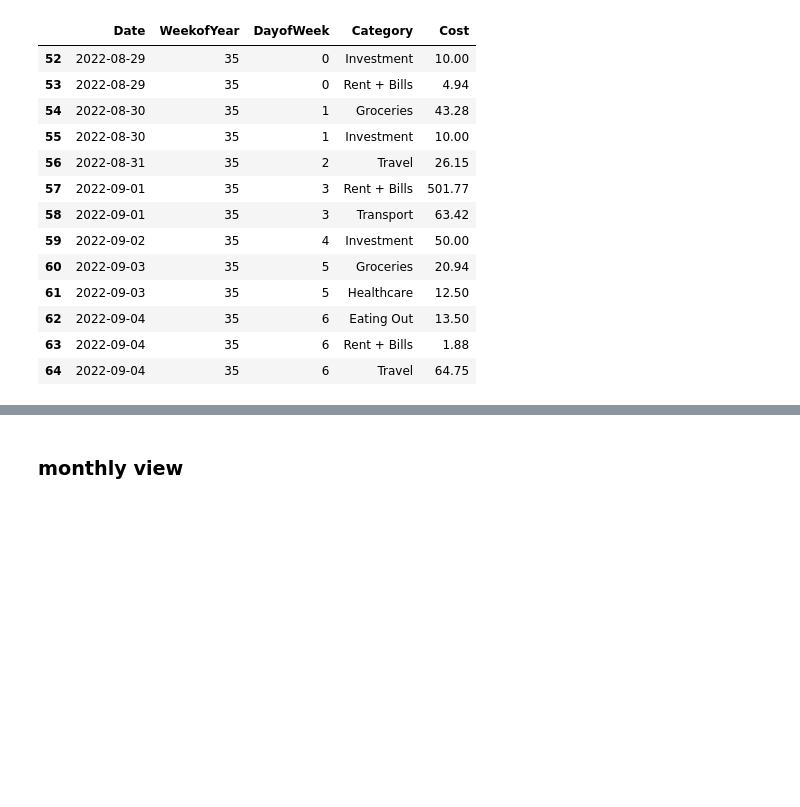
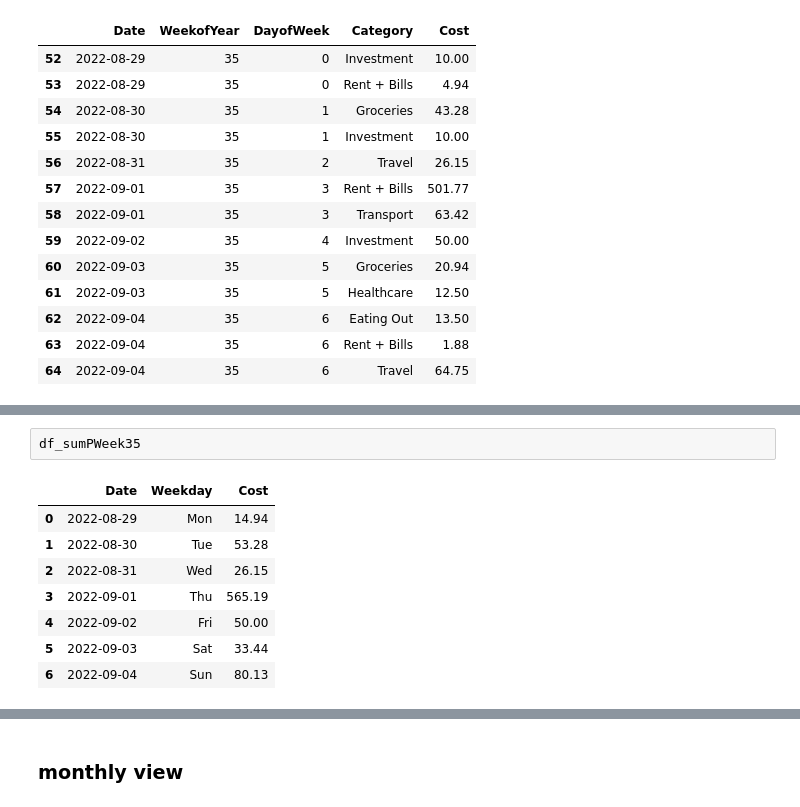
Before and after one commit to TechLabs-Berlin/wt23-sesame, a Jupyter notebook: DS/notebooks/03 - Data Sample MVP.ipynb, the cells around one changed output, grey strips where cells are left out. Drawn from its saved outputs; the diff is of its cells as text; blank space fills up the shorter version.

```diff
--- a/DS/notebooks/03 - Data Sample MVP.ipynb
+++ b/DS/notebooks/03 - Data Sample MVP.ipynb
@@ -117,3 +140,14 @@ dict01
    ['Transport', 63.42]],
   'Week_Sum': 823.13,
   'Week_Avg': 117.59}}
+# %%
+df_sumPWeek35
+# %% [output]
+|  | Date | Weekday | Cost |
+| 0 | 2022-08-29 | Mon | 14.94 |
+| 1 | 2022-08-30 | Tue | 53.28 |
+| 2 | 2022-08-31 | Wed | 26.15 |
+| 3 | 2022-09-01 | Thu | 565.19 |
+| 4 | 2022-09-02 | Fri | 50.00 |
+| 5 | 2022-09-03 | Sat | 33.44 |
+| 6 | 2022-09-04 | Sun | 80.13 |
```
Also changed, not shown: parts of 9 cells of this notebook, 1 other file.
